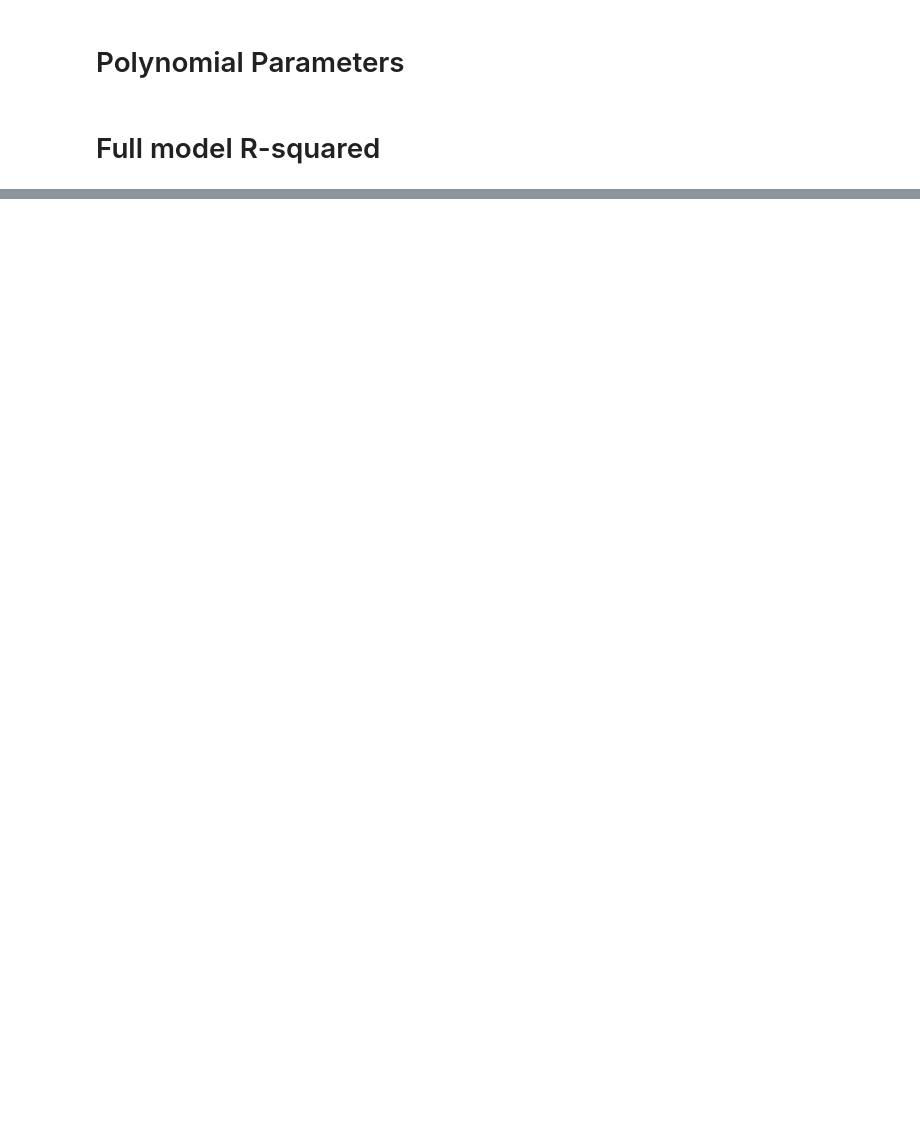
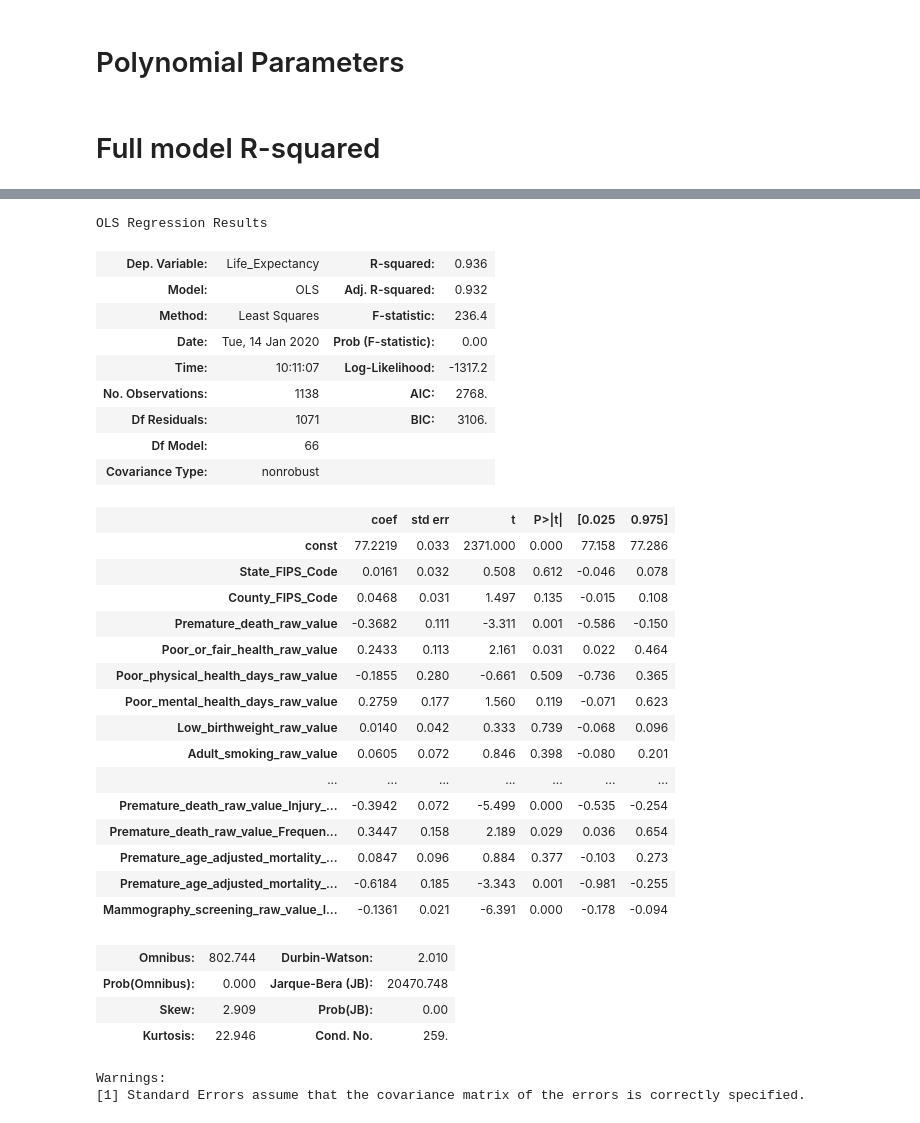
Before and after one commit to Matt-Newton998/Life_Expectancy-Mod04_Project, a Jupyter notebook: Modelling_Matt.ipynb, the cells around one changed output, grey strips where cells are left out. Cells and saved outputs as stored; diff of their text form; code cells hidden in the pictures; blank space fills up the shorter version.

```diff
--- a/Modelling_Matt.ipynb
+++ b/Modelling_Matt.ipynb
@@ -142,0 +219,5 @@ Inital R^2 0.9008491607675415
+# %%
+linreg = LinearRegression()
+selector = RFE(linreg, n_features_to_select=20) # 10 most important features
+selector = selector.fit(X_1, y)
+estimators = selector.estimator_
@@ -142,0 +241,8 @@ Inital R^2 0.9008491607675415
+# %%
+X_cols = list(X_1.columns)
+X_best = []
+i=0
+for x in selector.support_:
+    if x == True:
+        X_best.append((X_cols[i], selector.ranking_[i]))
+    i+=1
@@ -250,0 +382,38 @@ Full model R^2: 0.9110722619631512
+# %%
+X_const = sm.add_constant(data_combined)
+
+model = sm.OLS(y, X_const).fit()
+model.summary()
+# %% [output]
+OLS Regression Results
+| Dep. Variable: | Life_Expectancy | R-squared: | 0.936 |
+| Model: | OLS | Adj. R-squared: | 0.932 |
+| Method: | Least Squares | F-statistic: | 236.4 |
+| Date: | Tue, 14 Jan 2020 | Prob (F-statistic): | 0.00 |
+| Time: | 10:11:07 | Log-Likelihood: | -1317.2 |
+| No. Observations: | 1138 | AIC: | 2768. |
+| Df Residuals: | 1071 | BIC: | 3106. |
+| Df Model: | 66 |  |  |
+| Covariance Type: | nonrobust |  |  |
+|  | coef | std err | t | P>|t| | [0.025 | 0.975] |
+| const | 77.2219 | 0.033 | 2371.000 | 0.000 | 77.158 | 77.286 |
+| State_FIPS_Code | 0.0161 | 0.032 | 0.508 | 0.612 | -0.046 | 0.078 |
+| County_FIPS_Code | 0.0468 | 0.031 | 1.497 | 0.135 | -0.015 | 0.108 |
+| Premature_death_raw_value | -0.3682 | 0.111 | -3.311 | 0.001 | -0.586 | -0.150 |
+| Poor_or_fair_health_raw_value | 0.2433 | 0.113 | 2.161 | 0.031 | 0.022 | 0.464 |
+| Poor_physical_health_days_raw_value | -0.1855 | 0.280 | -0.661 | 0.509 | -0.736 | 0.365 |
+| Poor_mental_health_days_raw_value | 0.2759 | 0.177 | 1.560 | 0.119 | -0.071 | 0.623 |
+| Low_birthweight_raw_value | 0.0140 | 0.042 | 0.333 | 0.739 | -0.068 | 0.096 |
+| Adult_smoking_raw_value | 0.0605 | 0.072 | 0.846 | 0.398 | -0.080 | 0.201 |
+| ... | ... | ... | ... | ... | ... | ... |
+| Premature_death_raw_value_Injury_... | -0.3942 | 0.072 | -5.499 | 0.000 | -0.535 | -0.254 |
+| Premature_death_raw_value_Frequen... | 0.3447 | 0.158 | 2.189 | 0.029 | 0.036 | 0.654 |
+| Premature_age_adjusted_mortality_... | 0.0847 | 0.096 | 0.884 | 0.377 | -0.103 | 0.273 |
+| Premature_age_adjusted_mortality_... | -0.6184 | 0.185 | -3.343 | 0.001 | -0.981 | -0.255 |
+| Mammography_screening_raw_value_I... | -0.1361 | 0.021 | -6.391 | 0.000 | -0.178 | -0.094 |
+| Omnibus: | 802.744 | Durbin-Watson: | 2.010 |
+| Prob(Omnibus): | 0.000 | Jarque-Bera (JB): | 20470.748 |
+| Skew: | 2.909 | Prob(JB): | 0.00 |
+| Kurtosis: | 22.946 | Cond. No. | 259. |
+Warnings:
+[1] Standard Errors assume that the covariance matrix of the errors is correctly specified.
```
Also changed, not shown: parts of 35 cells of this notebook.
